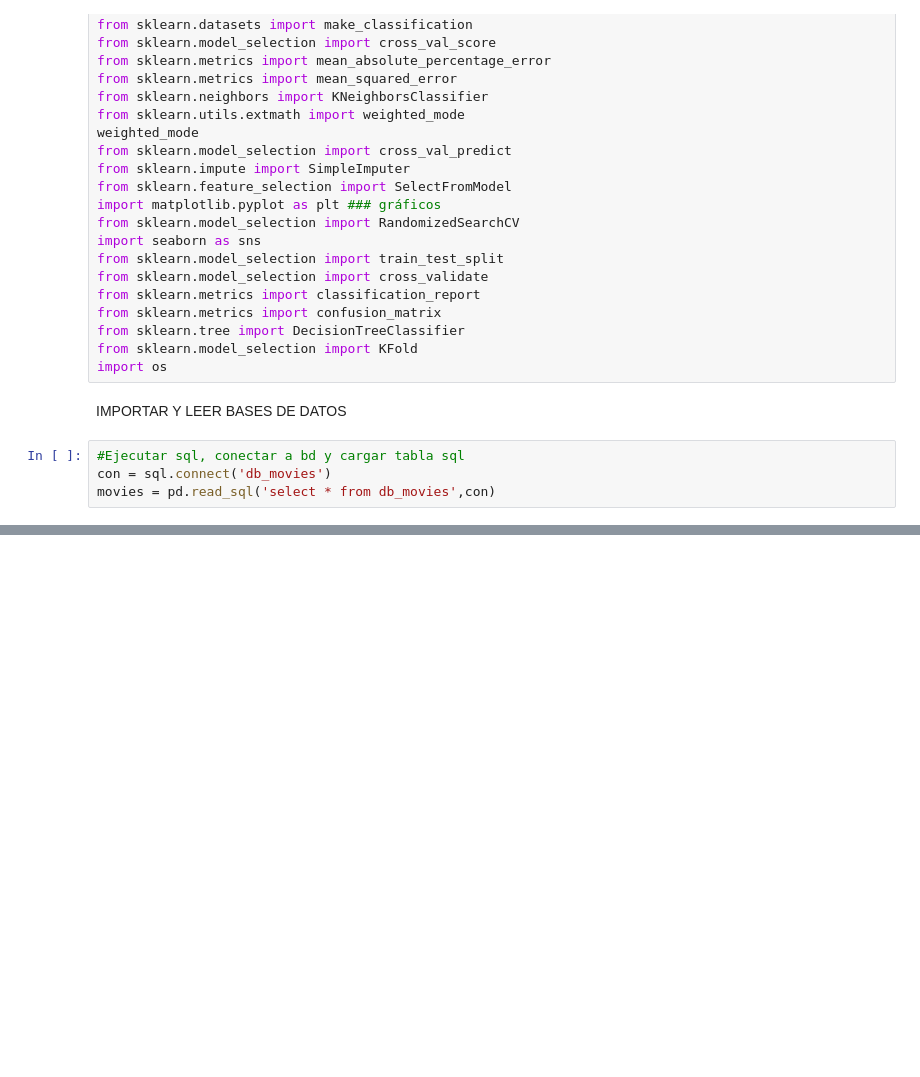
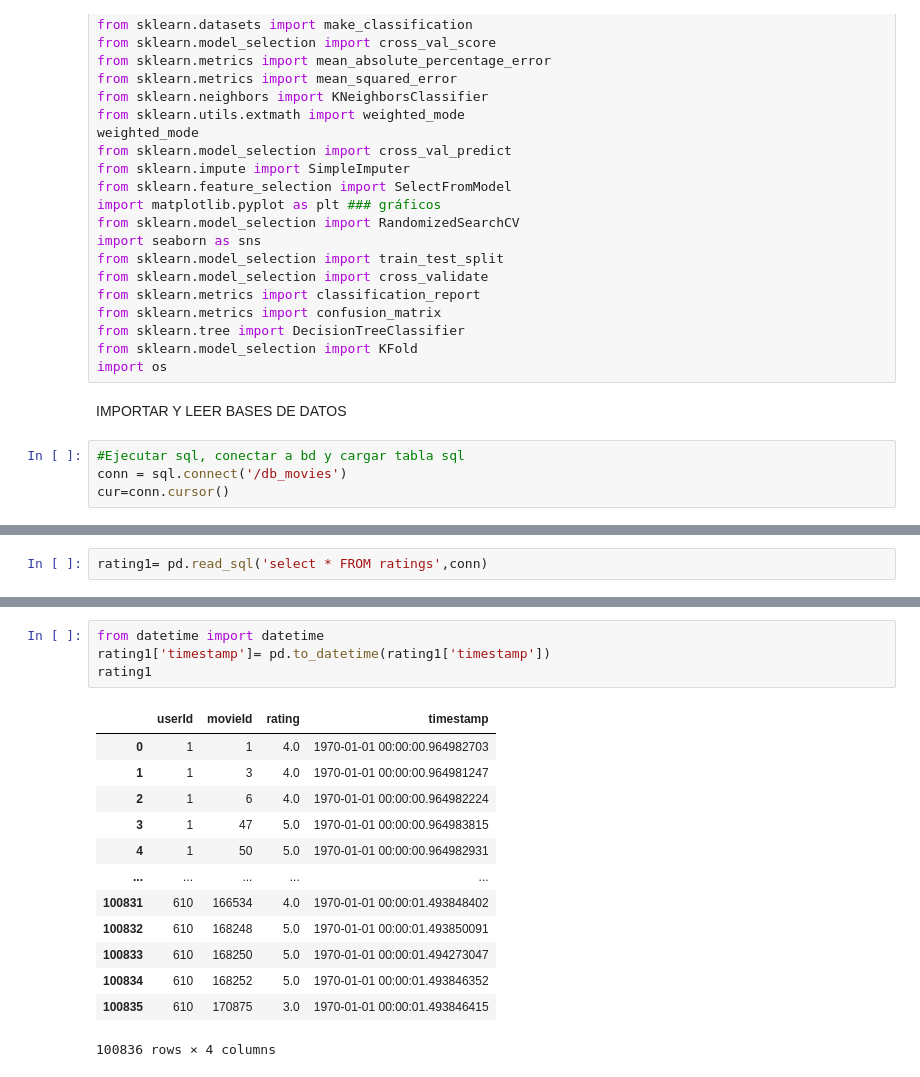
Before and after one commit to anaperez10/Anal-tica-III---Marketing, a Jupyter notebook: Avances1.ipynb, the cells around one changed output, grey strips where cells are left out. Drawn from its saved outputs; the diff is of its cells as text; blank space fills up the shorter version.

```diff
--- a/Avances1.ipynb
+++ b/Avances1.ipynb
@@ -46,5 +46,5 @@ import os
 IMPORTAR Y LEER BASES DE DATOS
 # %%
 #Ejecutar sql, conectar a bd y cargar tabla sql
-con = sql.connect('db_movies')
-movies = pd.read_sql('select * from db_movies',con)
+conn = sql.connect('/db_movies')
+cur=conn.cursor()
@@ -52,0 +59,2 @@ DatabaseError: ignored
+# %%
+rating1= pd.read_sql('select * FROM ratings',conn)
@@ -52,0 +138,18 @@ DatabaseError: ignored
+# %%
+from datetime import datetime
+rating1['timestamp']= pd.to_datetime(rating1['timestamp'])
+rating1
+# %% [output]
+|  | userId | movieId | rating | timestamp |
+| 0 | 1 | 1 | 4.0 | 1970-01-01 00:00:00.964982703 |
+| 1 | 1 | 3 | 4.0 | 1970-01-01 00:00:00.964981247 |
+| 2 | 1 | 6 | 4.0 | 1970-01-01 00:00:00.964982224 |
+| 3 | 1 | 47 | 5.0 | 1970-01-01 00:00:00.964983815 |
+| 4 | 1 | 50 | 5.0 | 1970-01-01 00:00:00.964982931 |
+| ... | ... | ... | ... | ... |
+| 100831 | 610 | 166534 | 4.0 | 1970-01-01 00:00:01.493848402 |
+| 100832 | 610 | 168248 | 5.0 | 1970-01-01 00:00:01.493850091 |
+| 100833 | 610 | 168250 | 5.0 | 1970-01-01 00:00:01.494273047 |
+| 100834 | 610 | 168252 | 5.0 | 1970-01-01 00:00:01.493846352 |
+| 100835 | 610 | 170875 | 3.0 | 1970-01-01 00:00:01.493846415 |
+100836 rows × 4 columns
```
Also changed, not shown: parts of 11 cells of this notebook.
